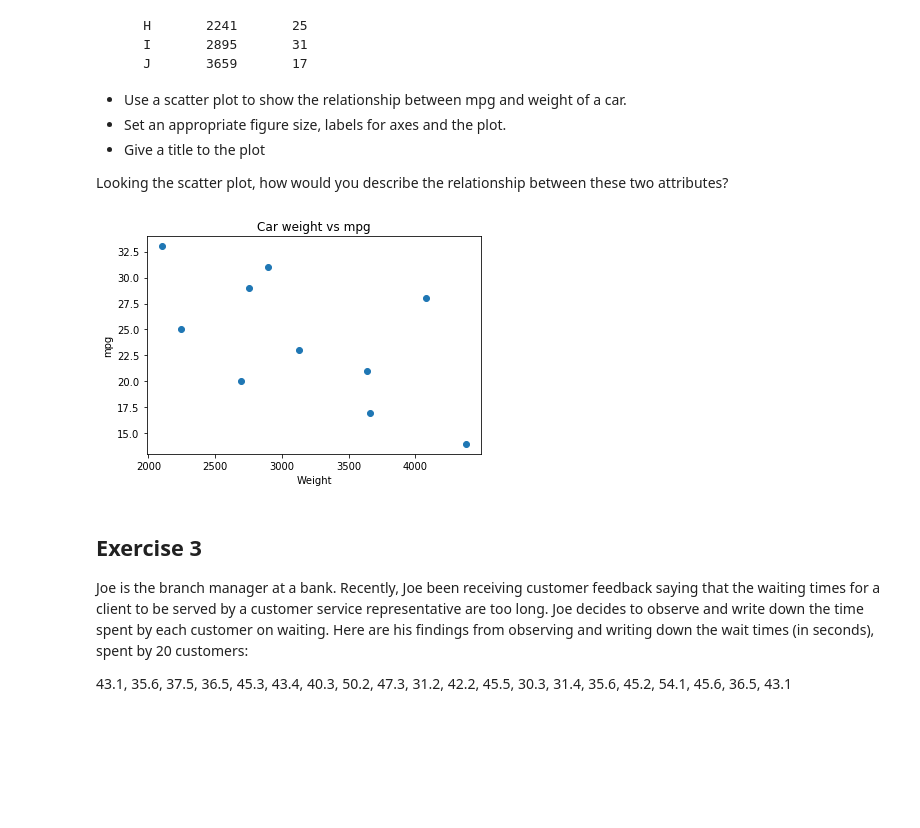
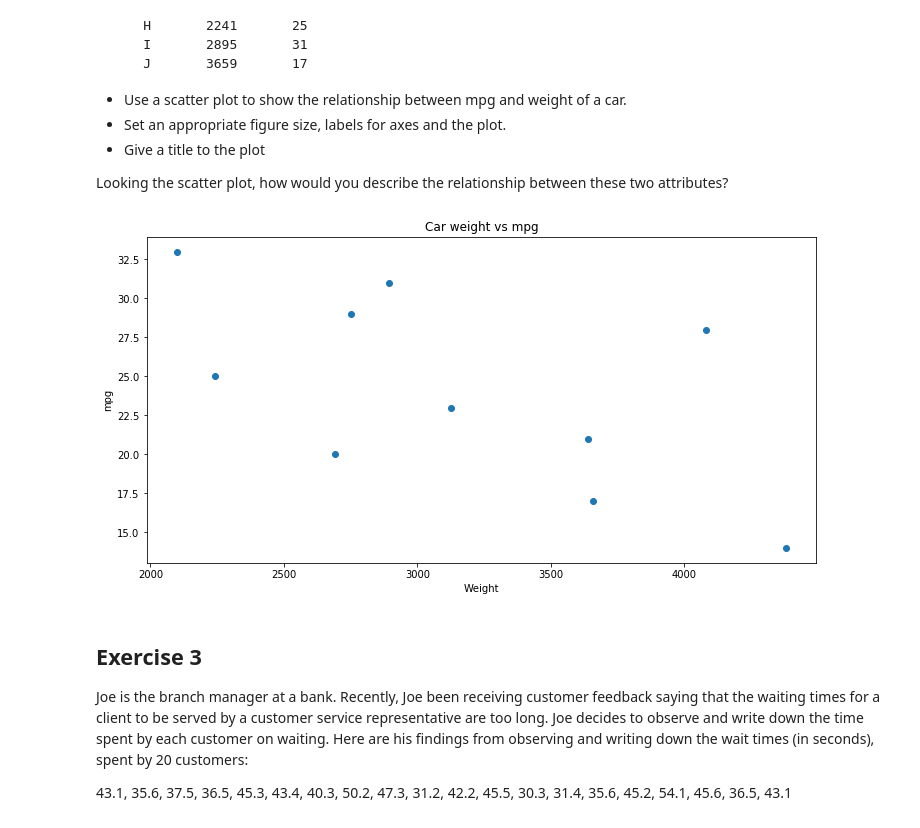
Before and after one commit to fleralle/dsc-data-viz-lab-houston-ds-042219, a Jupyter notebook: index.ipynb, the cells around one changed output. Drawn from its saved outputs; the diff is of its cells as text; code cells hidden in the pictures; blank space fills up the shorter version.

```diff
--- a/index.ipynb
+++ b/index.ipynb
@@ -73,31 +73,30 @@ Looking the scatter plot, how would you describe the relationship between these
 # %%
 # import the required libraries
 import numpy as np
 import matplotlib.pyplot as plt
 
 # Set plot space as inline for inline plots and qt for external plots
 %matplotlib inline
 
 weight = [2750, 3125, 2100, 4082, 2690, 3640, 4380, 2241, 2895, 3659]
 mpg = [29, 23, 33, 28, 20, 21, 14, 25, 31, 17]
 
 # Set the figure size in inches
-# plt.figure(figsize=(12,6))
+plt.figure(figsize=(12,6))
 
 # Plot with scatter()
 plt.scatter(weight,mpg)
 
 # Set x and y axes labels and give titles
 # plt.legend()
 plt.xlabel('Weight')
 plt.ylabel('mpg')
-# Give a title to the bar graph
 plt.title('Car weight vs mpg')
 
 # Output the final plot
 plt.show()
 # %% [output]
-[figure, old version]
+[figure, new version]
 # %% [markdown]
 ## Exercise 3
 
```
